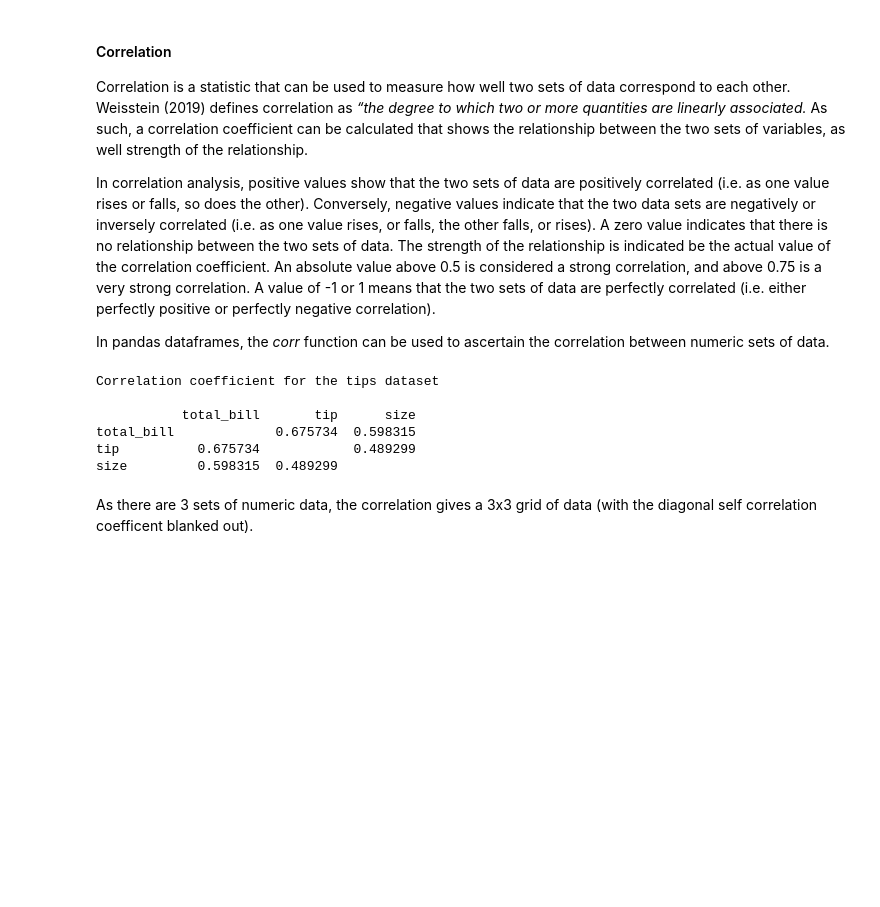
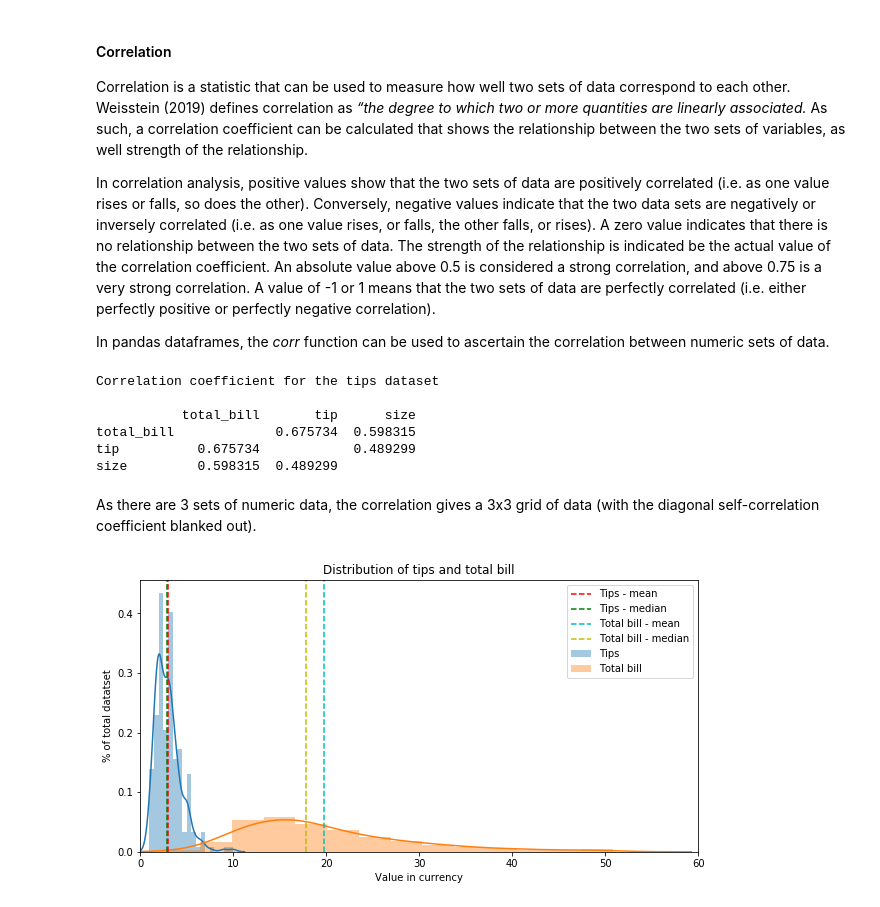
Before and after one commit to Clauric/FoDA-Assessment, a Jupyter notebook: Tips dataset review.ipynb, the cells around one changed output. Saved outputs shown, nothing was run; the diff lists cells and outputs as text; code cells hidden in the pictures; blank space fills up the shorter version.

Commit message:
Plot

```diff
--- a/Tips dataset review.ipynb
+++ b/Tips dataset review.ipynb
@@ -242,4 +242,31 @@ total_bill             0.675734  0.598315
 tip          0.675734            0.489299
 size         0.598315  0.489299
 # %% [markdown]
-As there are 3 sets of numeric data, the correlation gives a 3x3 grid of data (with the diagonal self correlation coefficent blanked out).
+As there are 3 sets of numeric data, the correlation gives a 3x3 grid of data (with the diagonal self-correlation coefficient blanked out).
+# %%
+tb_mean = tips_ds["total_bill"].mean()
+tb_median = tips_ds["total_bill"].median()
+
+t_mean = tips_ds["tip"].mean()
+t_median = tips_ds["tip"].median()
+
+sns.distplot(tips_ds["tip"], axlabel = False, label="Tips")
+sns.distplot(tips_ds["total_bill"], axlabel = False, label="Total bill")
+
+plt.axvline(t_mean, color = 'r', linestyle = "--", label = "Tips - mean")
+plt.axvline(t_median, color = 'g', linestyle = "--", label = "Tips - median")
+
+plt.axvline(tb_mean, color = 'c', linestyle = "--", label = "Total bill - mean")
+plt.axvline(tb_median, color = 'y', linestyle = "--", label = "Total bill - median")
+
+plt.xlim([0,60])
+
+plt.rcParams["figure.figsize"] = [10,15]
+plt.title("Distribution of tips and total bill")
+
+plt.xlabel("Value in currency")
+plt.ylabel("% of total datatset")
+plt.legend()
+plt.show()
+# %% [output]
+[figure, added]
```
Also changed, not shown: parts of 1 cell of this notebook.
